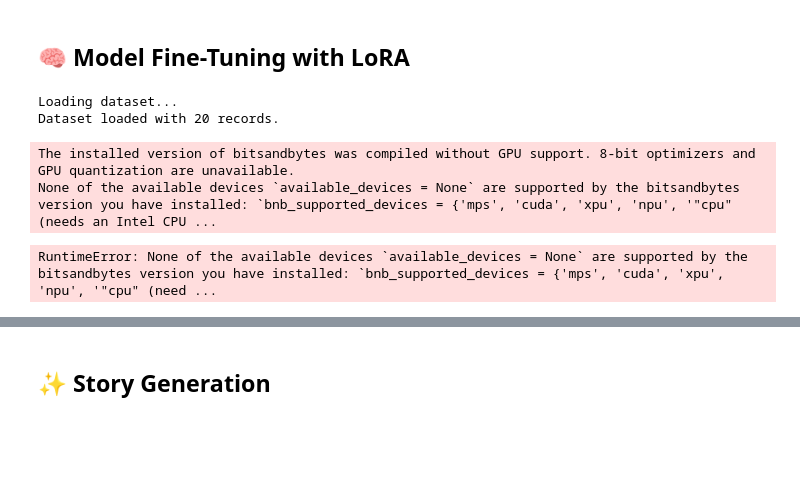
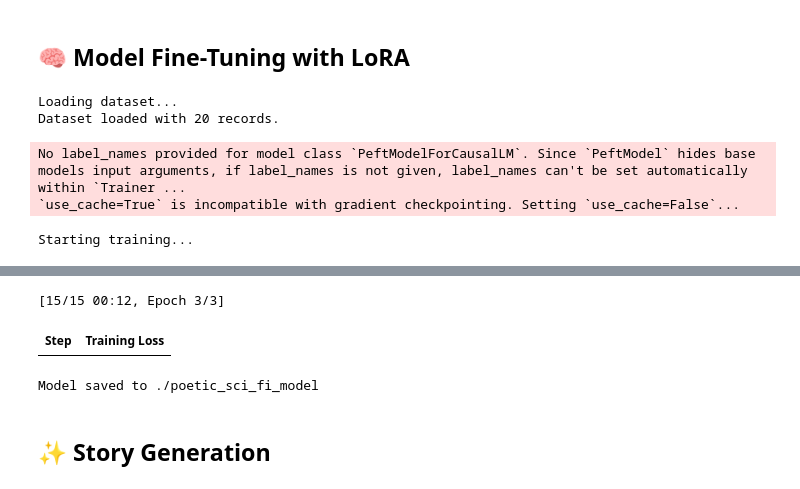
Before and after one commit to Hearlvein/colab, a Jupyter notebook: guten_tag.ipynb, the cells around one changed output, grey strips where cells are left out. Saved outputs shown, nothing was run; the diff lists cells and outputs as text; code cells hidden in the pictures; blank space fills up the shorter version.

```diff
--- a/guten_tag.ipynb
+++ b/guten_tag.ipynb
@@ -211,9 +211,7 @@ training_args = SFTConfig(
     fp16=True,
     push_to_hub=False,
     report_to="none",
-    overwrite_output_dir=True,
-    model_name_or_path=MODEL_NAME,
-    tokenizer_name_or_path=MODEL_NAME  # 👈 NEW: Required by latest SFTTrainer
+    overwrite_output_dir=True
 )
 
 # Initialize trainer (tokenizer no longer passed here)
@@ -235,6 +233,6 @@ print(f"Model saved to {model_path}")
 # %% [output]
 Loading dataset...
 Dataset loaded with 20 records.
-The installed version of bitsandbytes was compiled without GPU support. 8-bit optimizers and GPU quantization are unavailable.
-None of the available devices `available_devices = None` are supported by the bitsandbytes version you have installed: `bnb_supported_devices = {'mps', 'cuda', 'xpu', 'npu', '"cpu" (needs an Intel CPU ...
+No label_names provided for model class `PeftModelForCausalLM`. Since `PeftModel` hides base models input arguments, if label_names is not given, label_names can't be set automatically within `Trainer ...
+`use_cache=True` is incompatible with gradient checkpointing. Setting `use_cache=False`...
-RuntimeError: None of the available devices `available_devices = None` are supported by the bitsandbytes version you have installed: `bnb_supported_devices = {'mps', 'cuda', 'xpu', 'npu', '"cpu" (need ...
+Starting training...
@@ -241,3 +240,6 @@ RuntimeError: None of the available devices `available_devices = None` are suppo
+[15/15 00:12, Epoch 3/3]
+| Step | Training Loss |
+Model saved to ./poetic_sci_fi_model
 # %% [markdown]
 ## ✨ Story Generation
 # %%
```
Also changed, not shown: parts of 2 cells of this notebook.
